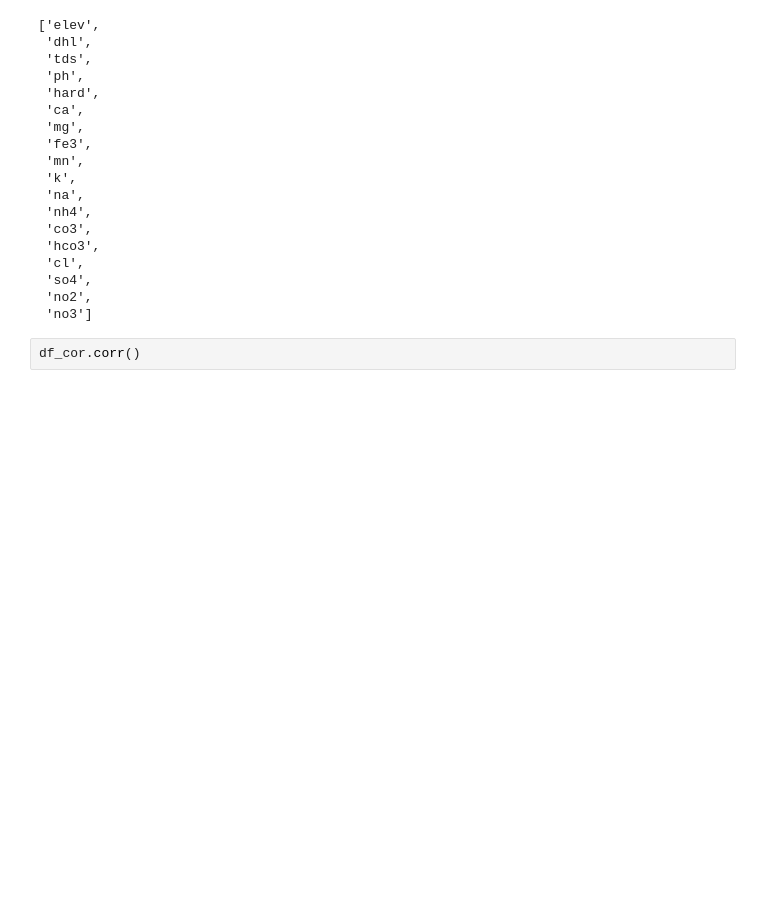
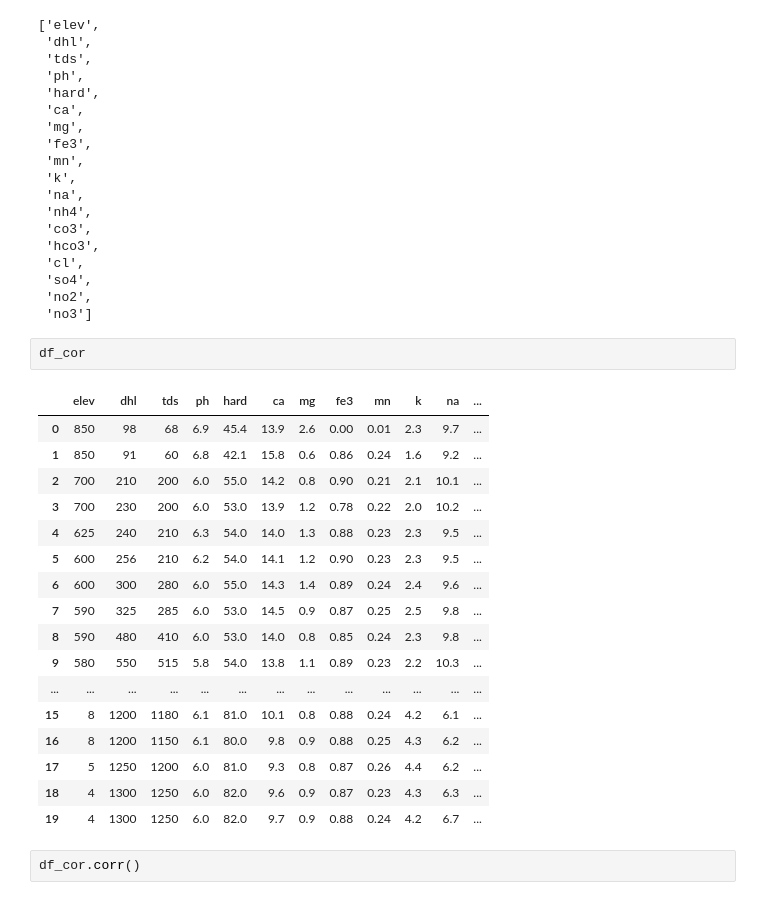
Before and after one commit to dasaptaerwin/iigw2018, a Jupyter notebook: IIGW2018-Copy1.ipynb, the cells around one changed output. Drawn from its saved outputs; the diff is of its cells as text; blank space fills up the shorter version.

```diff
--- a/IIGW2018-Copy1.ipynb
+++ b/IIGW2018-Copy1.ipynb
@@ -205,6 +227,26 @@ list(df_cor)
  'so4',
  'no2',
  'no3']
+# %%
+df_cor
+# %% [output]
+|  | elev | dhl | tds | ph | hard | ca | mg | fe3 | mn | k | na | ... |
+| 0 | 850 | 98 | 68 | 6.9 | 45.4 | 13.9 | 2.6 | 0.00 | 0.01 | 2.3 | 9.7 | ... |
+| 1 | 850 | 91 | 60 | 6.8 | 42.1 | 15.8 | 0.6 | 0.86 | 0.24 | 1.6 | 9.2 | ... |
+| 2 | 700 | 210 | 200 | 6.0 | 55.0 | 14.2 | 0.8 | 0.90 | 0.21 | 2.1 | 10.1 | ... |
+| 3 | 700 | 230 | 200 | 6.0 | 53.0 | 13.9 | 1.2 | 0.78 | 0.22 | 2.0 | 10.2 | ... |
+| 4 | 625 | 240 | 210 | 6.3 | 54.0 | 14.0 | 1.3 | 0.88 | 0.23 | 2.3 | 9.5 | ... |
+| 5 | 600 | 256 | 210 | 6.2 | 54.0 | 14.1 | 1.2 | 0.90 | 0.23 | 2.3 | 9.5 | ... |
+| 6 | 600 | 300 | 280 | 6.0 | 55.0 | 14.3 | 1.4 | 0.89 | 0.24 | 2.4 | 9.6 | ... |
+| 7 | 590 | 325 | 285 | 6.0 | 53.0 | 14.5 | 0.9 | 0.87 | 0.25 | 2.5 | 9.8 | ... |
+| 8 | 590 | 480 | 410 | 6.0 | 53.0 | 14.0 | 0.8 | 0.85 | 0.24 | 2.3 | 9.8 | ... |
+| 9 | 580 | 550 | 515 | 5.8 | 54.0 | 13.8 | 1.1 | 0.89 | 0.23 | 2.2 | 10.3 | ... |
+| ... | ... | ... | ... | ... | ... | ... | ... | ... | ... | ... | ... | ... |
+| 15 | 8 | 1200 | 1180 | 6.1 | 81.0 | 10.1 | 0.8 | 0.88 | 0.24 | 4.2 | 6.1 | ... |
+| 16 | 8 | 1200 | 1150 | 6.1 | 80.0 | 9.8 | 0.9 | 0.88 | 0.25 | 4.3 | 6.2 | ... |
+| 17 | 5 | 1250 | 1200 | 6.0 | 81.0 | 9.3 | 0.8 | 0.87 | 0.26 | 4.4 | 6.2 | ... |
+| 18 | 4 | 1300 | 1250 | 6.0 | 82.0 | 9.6 | 0.9 | 0.87 | 0.23 | 4.3 | 6.3 | ... |
+| 19 | 4 | 1300 | 1250 | 6.0 | 82.0 | 9.7 | 0.9 | 0.88 | 0.24 | 4.2 | 6.7 | ... |
 # %%
 df_cor.corr()
 # %% [output]
```
Also changed, not shown: parts of 15 cells of this notebook, 5 other files.
